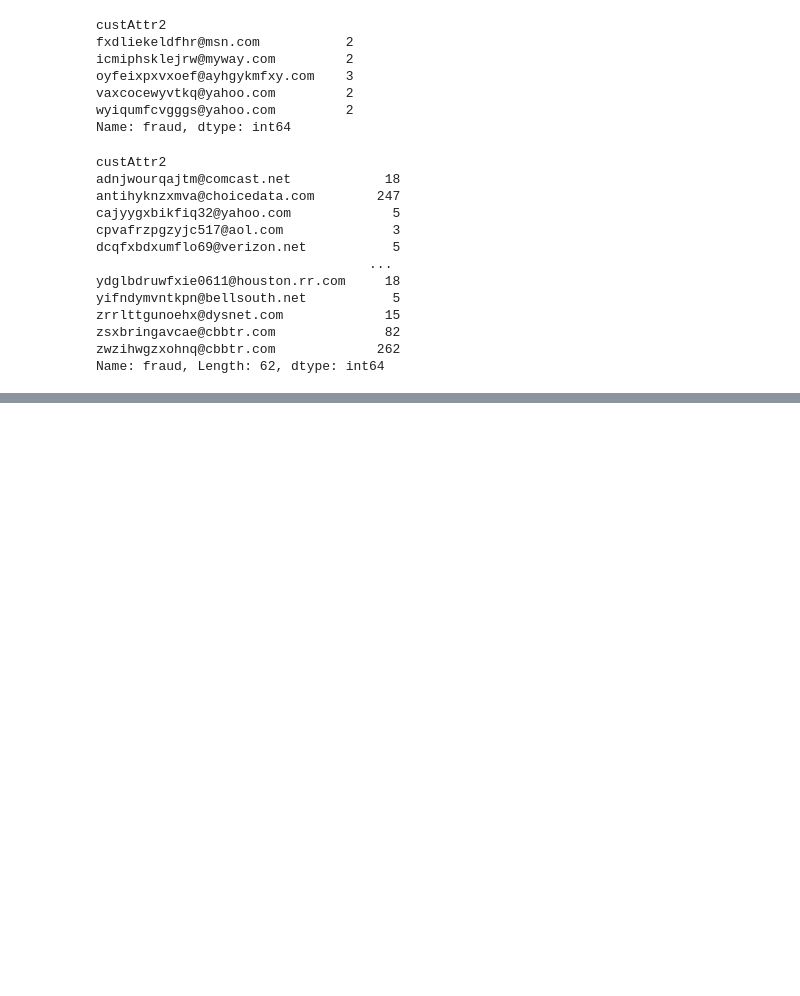
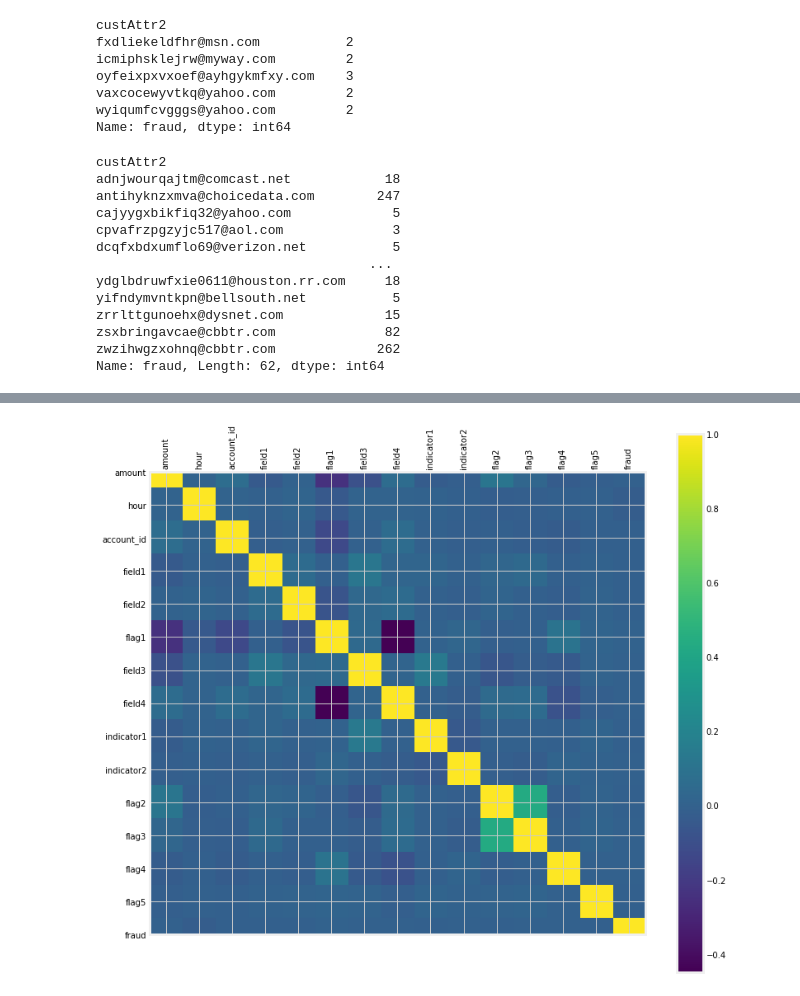
Before and after one commit to isaac-campbell-smith/BernoulliTrials_and_Tribulations, a Jupyter notebook: EDA.ipynb, the cells around one changed output, grey strips where cells are left out. Saved outputs shown, nothing was run; the diff lists cells and outputs as text; code cells hidden in the pictures; blank space fills up the shorter version.

```diff
--- a/EDA.ipynb
+++ b/EDA.ipynb
@@ -244,5 +257,3 @@ FRAUD | Category : (fraud%, group size)
 [{1: (0.02581, 80200)}, {2: (0.0284, 13942)}, {4: (0.01445, 346)}, {3: (0.0263, 1293)}, {8: (0.5, 2)}]
 LEGAL | Category : group size
 [{5: 42}, {9: 1}, {1434: 5}, {7: 26}, {98: 2}, {3278: 13}, {0: 10}, {364: 1}, {6: 9}, {1600: 1}, {100: 9}, {1643: 1}]
-# %%
-df.pop('flag3')
@@ -432,0 +489,11 @@ Name: fraud, Length: 62, dtype: int64
+# %%
+columns=df.columns
+fig, ax = plt.subplots(figsize=(12, 12))
+corr_map = ax.matshow(df.corr())
+ax.set_xticks(range(len(columns)))
+ax.set_yticks(range(len(columns)))
+ax.set_xticklabels(columns, rotation=90)
+ax.set_yticklabels(columns)
+cb = fig.colorbar(corr_map, ax=ax);
+# %% [output]
+[figure, added]
```
Also changed, not shown: parts of 27 cells of this notebook, 1 other file.
